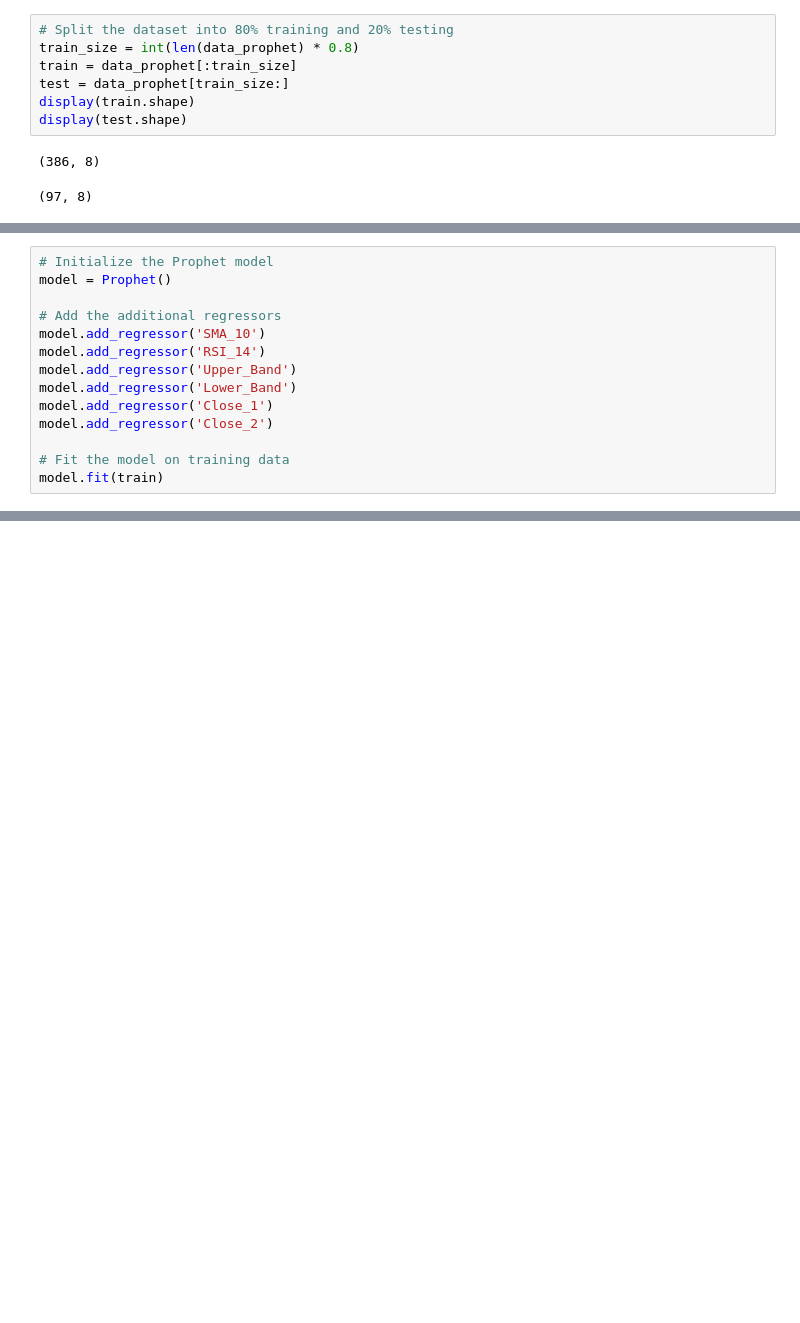
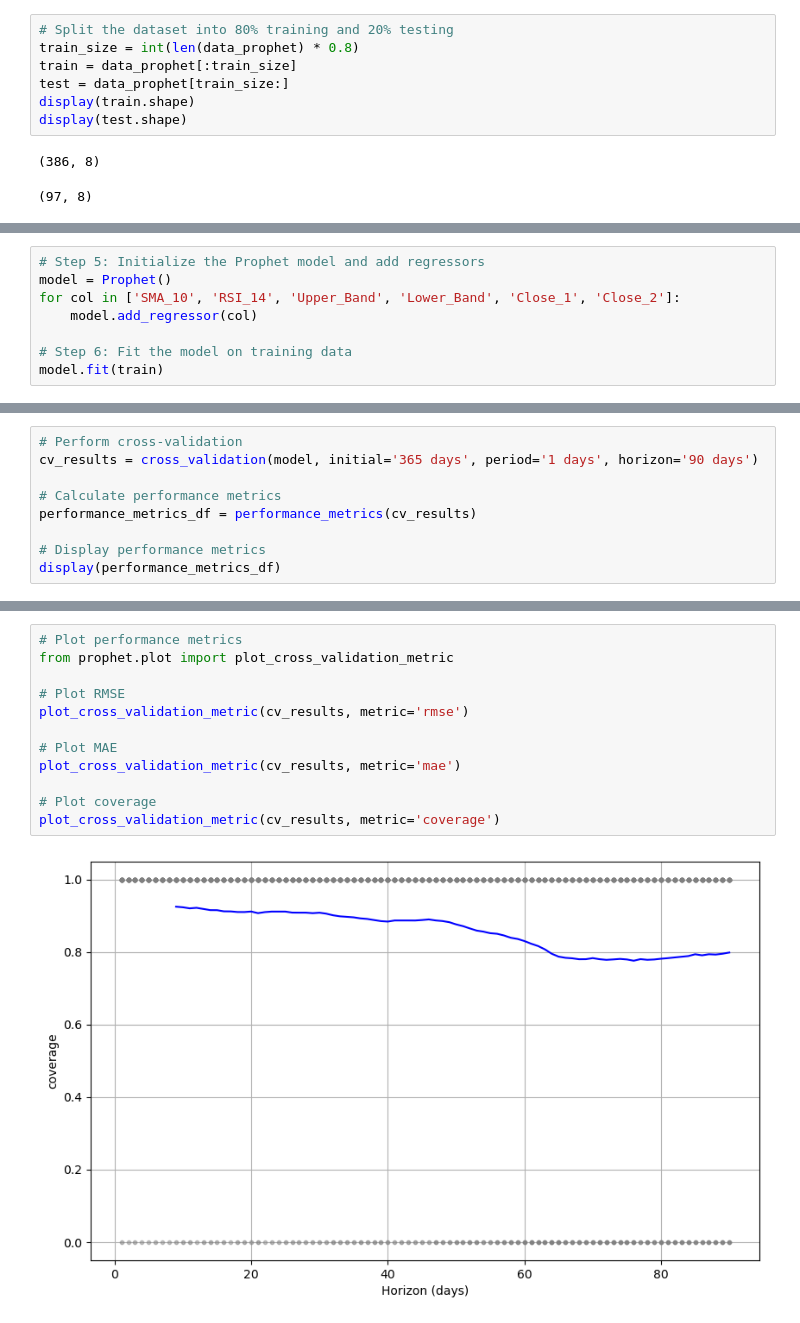
Before and after one commit to kahbelank/Investment-Chatbot, a Jupyter notebook: Machine Learning/test_FBProphet_2Yr.ipynb, the cells around one changed output, grey strips where cells are left out. Drawn from its saved outputs; the diff is of its cells as text; blank space fills up the shorter version.

```diff
--- a/Machine Learning/test_FBProphet_2Yr.ipynb
+++ b/Machine Learning/test_FBProphet_2Yr.ipynb
@@ -101,15 +111,9 @@ display(test.shape)
 # %%
-# Initialize the Prophet model
+# Step 5: Initialize the Prophet model and add regressors
 model = Prophet()
+for col in ['SMA_10', 'RSI_14', 'Upper_Band', 'Lower_Band', 'Close_1', 'Close_2']:
+    model.add_regressor(col)
 
-# Add the additional regressors
-model.add_regressor('SMA_10')
-model.add_regressor('RSI_14')
-model.add_regressor('Upper_Band')
-model.add_regressor('Lower_Band')
-model.add_regressor('Close_1')
-model.add_regressor('Close_2')
-
-# Fit the model on training data
+# Step 6: Fit the model on training data
 model.fit(train)
 # %% [output]
@@ -138,0 +126,9 @@ model.plot(forecast)
+# %%
+# Perform cross-validation
+cv_results = cross_validation(model, initial='365 days', period='1 days', horizon='90 days')
+
+# Calculate performance metrics
+performance_metrics_df = performance_metrics(cv_results)
+
+# Display performance metrics
+display(performance_metrics_df)
@@ -138,0 +166,14 @@ model.plot(forecast)
+# %%
+# Plot performance metrics
+from prophet.plot import plot_cross_validation_metric
+
+# Plot RMSE
+plot_cross_validation_metric(cv_results, metric='rmse')
+
+# Plot MAE
+plot_cross_validation_metric(cv_results, metric='mae')
+
+# Plot coverage
+plot_cross_validation_metric(cv_results, metric='coverage')
+# %% [output]
+[figure, added]
```
Also changed, not shown: parts of 21 cells of this notebook.
